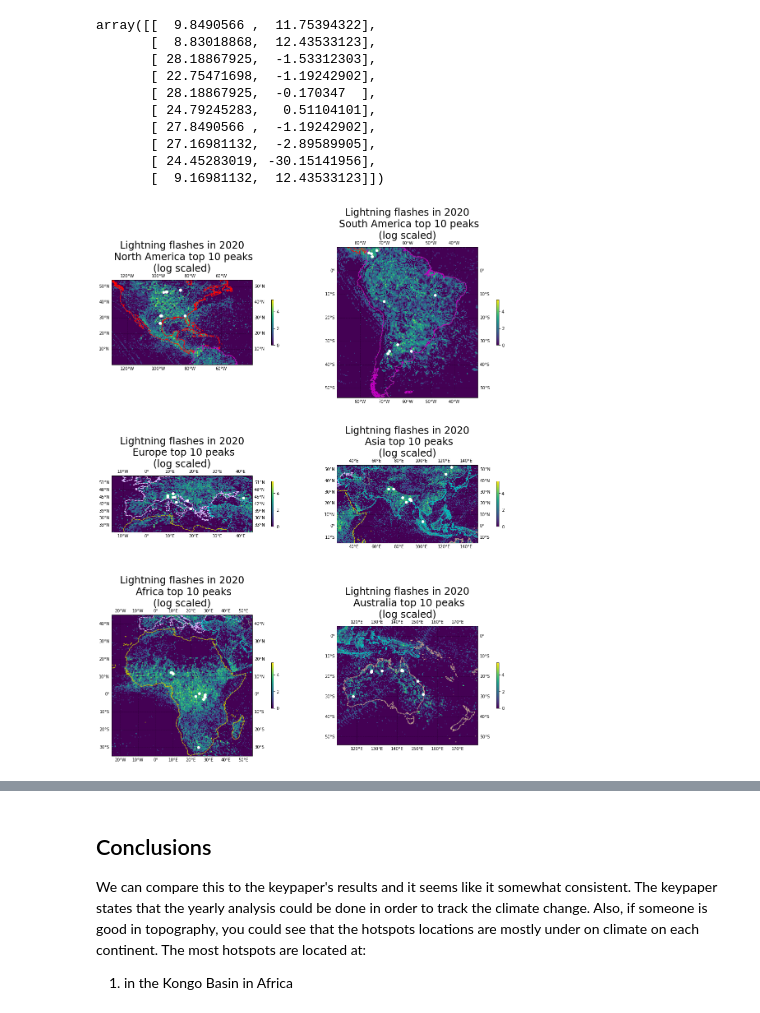
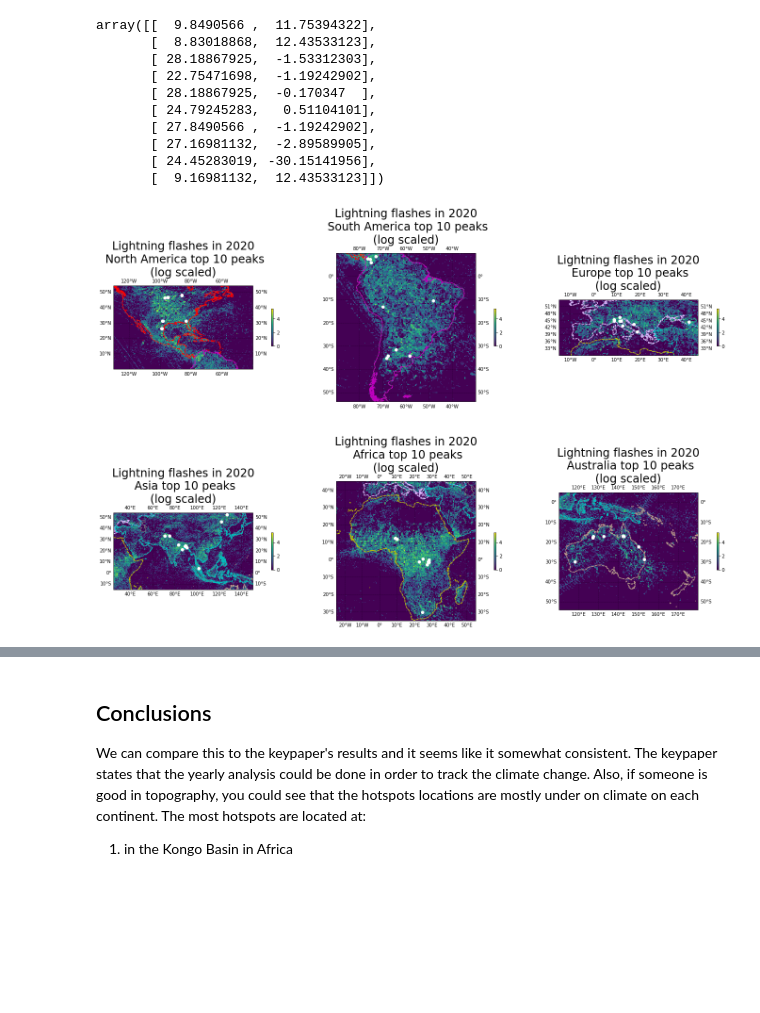
Before and after one commit to AdamGTaylor/DataScience_Lab_2021, a Jupyter notebook: final/final_submission.ipynb, the cells around one changed output, grey strips where cells are left out. Cells and saved outputs as stored; diff of their text form; code cells hidden in the pictures; blank space fills up the shorter version.

```diff
--- a/final/final_submission.ipynb
+++ b/final/final_submission.ipynb
@@ -401,7 +434,7 @@ array([[  9.8490566 ,  11.75394322],
 X, Y = np.meshgrid(x_edges, y_edges)
 
 #get the 6 plots for the 6 continents
-fig, axes = plt.subplots(3,2, figsize=(18,23), subplot_kw={"projection" : ccrs.PlateCarree(central_longitude=0.0) })
+fig, axes = plt.subplots(2,3, figsize=(24,16), subplot_kw={"projection" : ccrs.PlateCarree(central_longitude=0.0) })
 for i in axes:
     for j in i:
         j.gridlines(crs=ccrs.PlateCarree(central_longitude=0.0),
@@ -412,7 +445,7 @@ for i in axes:
                    linestyle="--")
         j.coastlines(color="gray")
         im1 = j.pcolormesh(X, Y, np.log((HIST2D.T+1).T) )
-        fig.colorbar(im1,ax=j,pad=0.1, shrink=0.3)
+        fig.colorbar(im1,ax=j,pad=0.1, shrink=0.2)
         for ij in na_parts:
             j.plot(ij[:,0],ij[:,1], "--r")
         for ij in sa_parts:
@@ -431,49 +464,50 @@ for i in axes:
 #crude method, as it could be done in for cicles
 axes[0,0].set_title('Lightning flashes in 2020\n North America top 10 peaks\n(log scaled)', fontsize=24)
 axes[0,1].set_title('Lightning flashes in 2020\n South America top 10 peaks\n(log scaled)', fontsize=24)
-axes[1,0].set_title('Lightning flashes in 2020\n Europe top 10 peaks\n(log scaled)', fontsize=24)
-axes[1,1].set_title('Lightning flashes in 2020\n Asia top 10 peaks\n(log scaled)', fontsize=24)
-axes[2,0].set_title('Lightning flashes in 2020\n Africa top 10 peaks\n(log scaled)', fontsize=24)
-axes[2,1].set_title('Lightning flashes in 2020\n Australia top 10 peaks\n(log scaled)', fontsize=24)
+axes[0,2].set_title('Lightning flashes in 2020\n Europe top 10 peaks\n(log scaled)', fontsize=24)
+axes[1,0].set_title('Lightning flashes in 2020\n Asia top 10 peaks\n(log scaled)', fontsize=24)
+axes[1,1].set_title('Lightning flashes in 2020\n Africa top 10 peaks\n(log scaled)', fontsize=24)
+axes[1,2].set_title('Lightning flashes in 2020\n Australia top 10 peaks\n(log scaled)', fontsize=24)
 #ONTO INDIVIDUAL PLOTS
 #NORTH AMERICA
 axes[0,0].set_xlim(-130,-40)
 axes[0,0].set_ylim(0,54)
 
 axes[0,0].plot(topN_coords_na[:,0], topN_coords_na[:,1], " wo")
 
 #SOUTH AMERICA
 axes[0,1].set_xlim(-90,-30)
 axes[0,1].set_ylim(-54,10)
 
 axes[0,1].plot(topN_coords_sa[:,0], topN_coords_sa[:,1], " wo")
 
 #EUROPE
-axes[1,0].set_xlim(-15,45)
-axes[1,0].set_ylim(30,54)
+axes[0,2].set_xlim(-15,45)
+axes[0,2].set_ylim(30,54)
 
-axes[1,0].plot(topN_coords_eu[:,0], topN_coords_eu[:,1], " wo")
+axes[0,2].plot(topN_coords_eu[:,0], topN_coords_eu[:,1], " wo")
 
 #ASIA
-axes[1,1].set_xlim(25,150)
-axes[1,1].set_ylim(-15,54)
+axes[1,0].set_xlim(25,150)
+axes[1,0].set_ylim(-15,54)
 
-axes[1,1].plot(topN_coords_as[:,0], topN_coords_as[:,1], " wo")
+axes[1,0].plot(topN_coords_as[:,0], topN_coords_as[:,1], " wo")
 
 #AFRICA
-axes[2,0].set_xlim(-25,55)
-axes[2,0].set_ylim(-35,45)
+axes[1,1].set_xlim(-25,55)
+axes[1,1].set_ylim(-35,45)
 
-axes[2,0].plot(topN_coords_af[:,0], topN_coords_af[:,1], " wo")
+axes[1,1].plot(topN_coords_af[:,0], topN_coords_af[:,1], " wo")
 
 #AUSTRALIA
-axes[2,1].set_xlim(110,180)
-axes[2,1].set_ylim(-54,5)
+axes[1,2].set_xlim(110,180)
+axes[1,2].set_ylim(-54,5)
 
-axes[2,1].plot(topN_coords_au[:,0], topN_coords_au[:,1], " wo")
+axes[1,2].plot(topN_coords_au[:,0], topN_coords_au[:,1], " wo")
 
 
 #fig.tight_layout()
+plt.savefig("../figs/lightning_flashes_2020_per_cont4.png", format="png", dpi=60)
 plt.show()
 # %% [output]
-[figure, old version]
+[figure, new version]
```
Also changed, not shown: parts of 17 cells of this notebook, 12 other files.
